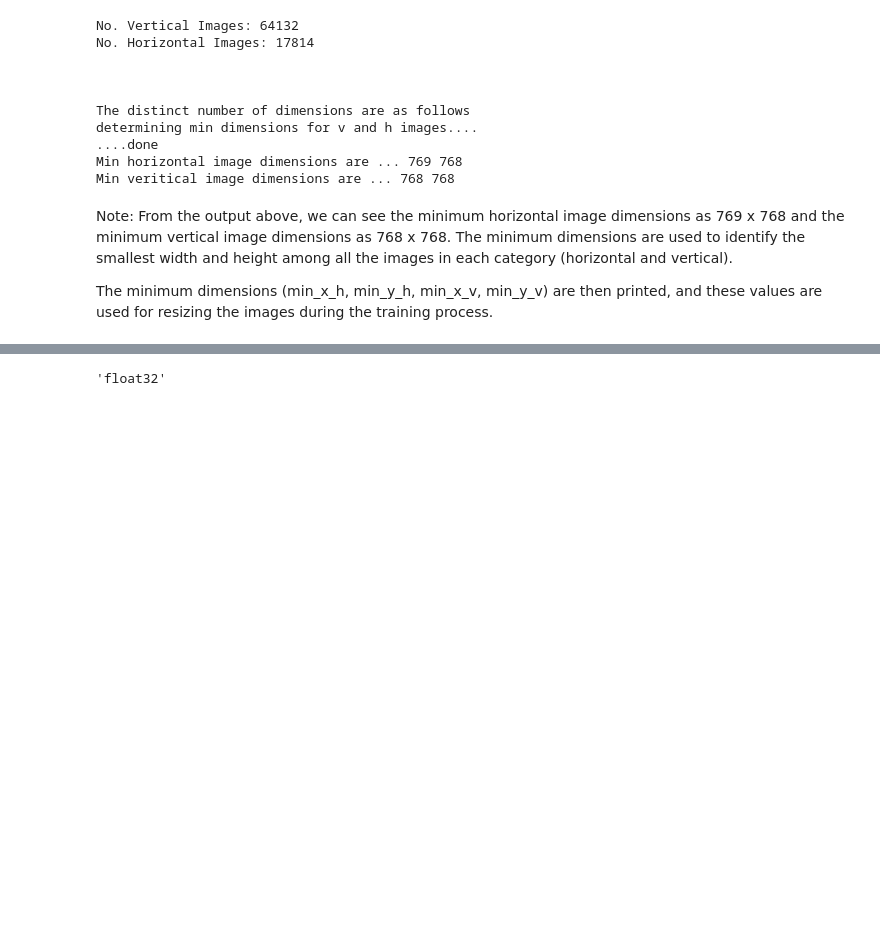
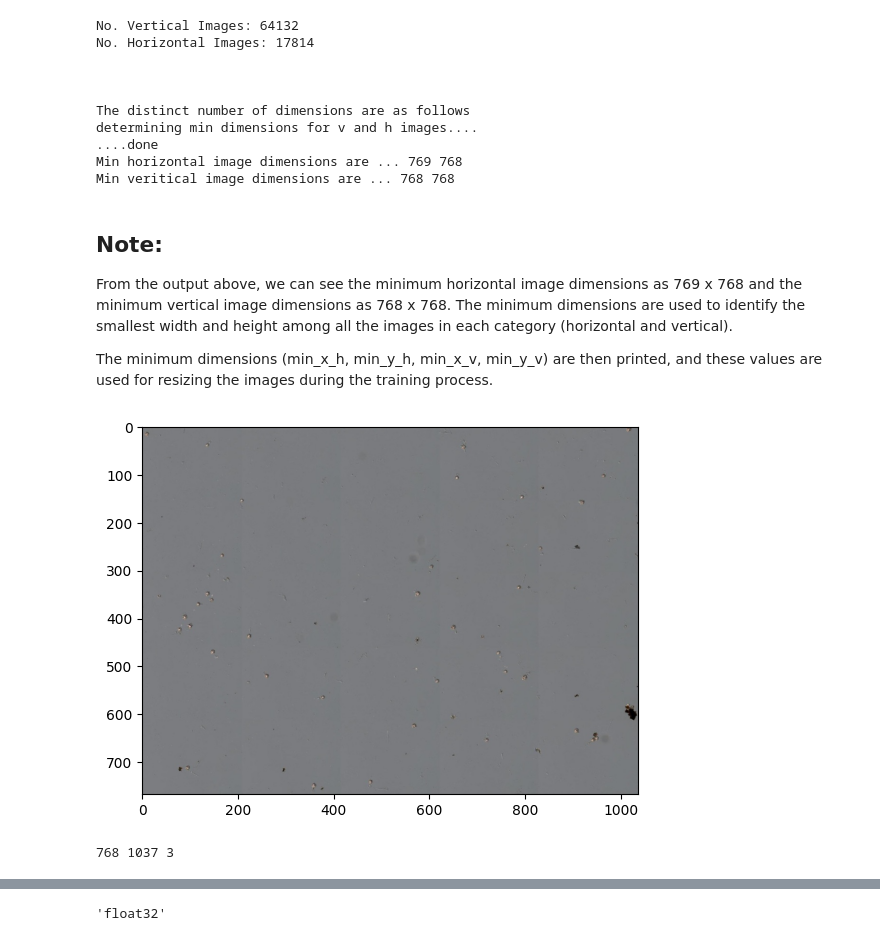
Before and after one commit to XiuwenZ/Plant-Specimen-Image-Classification, a Jupyter notebook: lanternflowers.ipynb, the cells around one changed output, grey strips where cells are left out. Saved outputs shown, nothing was run; the diff lists cells and outputs as text; code cells hidden in the pictures; blank space fills up the shorter version.

```diff
--- a/lanternflowers.ipynb
+++ b/lanternflowers.ipynb
@@ -346,6 +368,7 @@ determining min dimensions for v and h images....
 Min horizontal image dimensions are ... 769 768
 Min veritical image dimensions are ... 768 768
 # %% [markdown]
-Note: From the output above, we can see the minimum horizontal image dimensions as 769 x 768 and the minimum vertical image dimensions as 768 x 768. The minimum dimensions are used to identify the smallest width and height among all the images in each category (horizontal and vertical).
+## Note:
+From the output above, we can see the minimum horizontal image dimensions as 769 x 768 and the minimum vertical image dimensions as 768 x 768. The minimum dimensions are used to identify the smallest width and height among all the images in each category (horizontal and vertical).
 
 The minimum dimensions (min_x_h, min_y_h, min_x_v, min_y_v) are then printed, and these values are used for resizing the images during the training process.
@@ -356,0 +375,20 @@ from tensorflow.keras.preprocessing.image import ImageDataGenerator
+# %%
+import cv2
+import matplotlib.pyplot as plt
+
+# Define the image path - check the image path
+img_path = 'Lantern_Flowers_BTT/BTTAIxNYBG-test/0000000000000000.jpg'
+
+# Read the image using OpenCV
+img = cv2.imread(img_path)
+
+# Display the image
+plt.imshow(cv2.cvtColor(img, cv2.COLOR_BGR2RGB))
+plt.show()
+
+# Print the dimensions of the image
+height, width, channels = img.shape
+print(height, width, channels)
+# %% [output]
+[figure, added]
+768 1037 3
```
Also changed, not shown: parts of 15 cells of this notebook.
